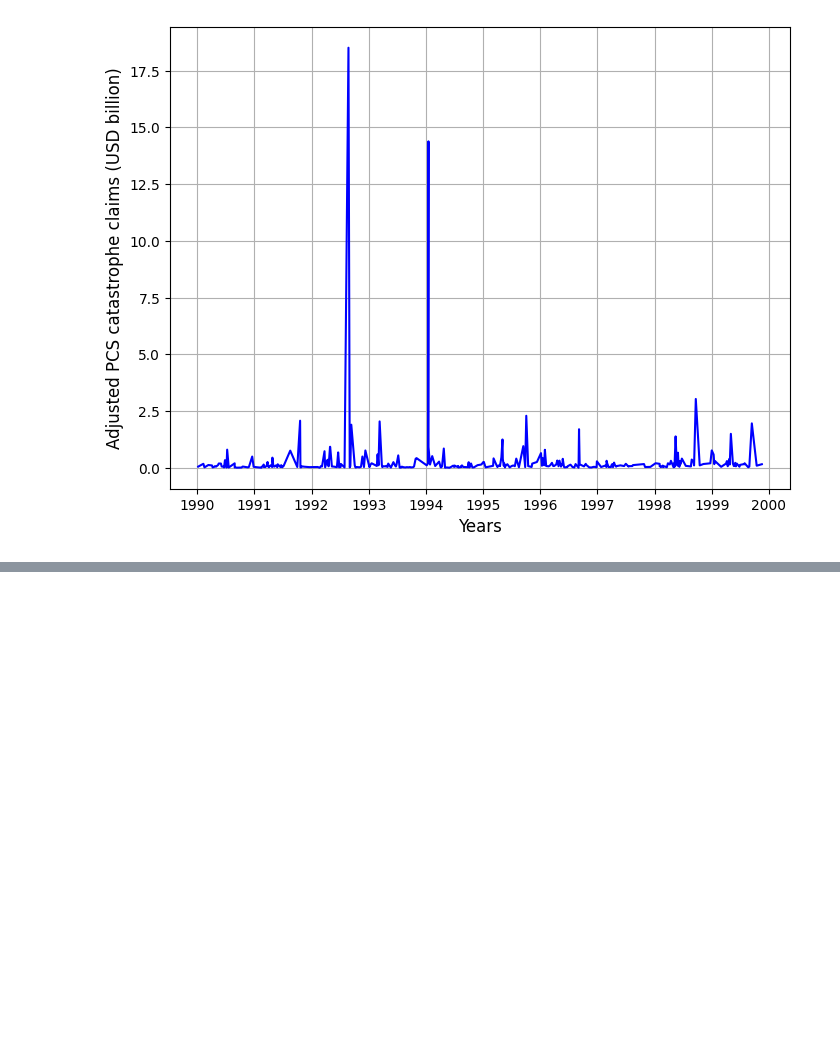
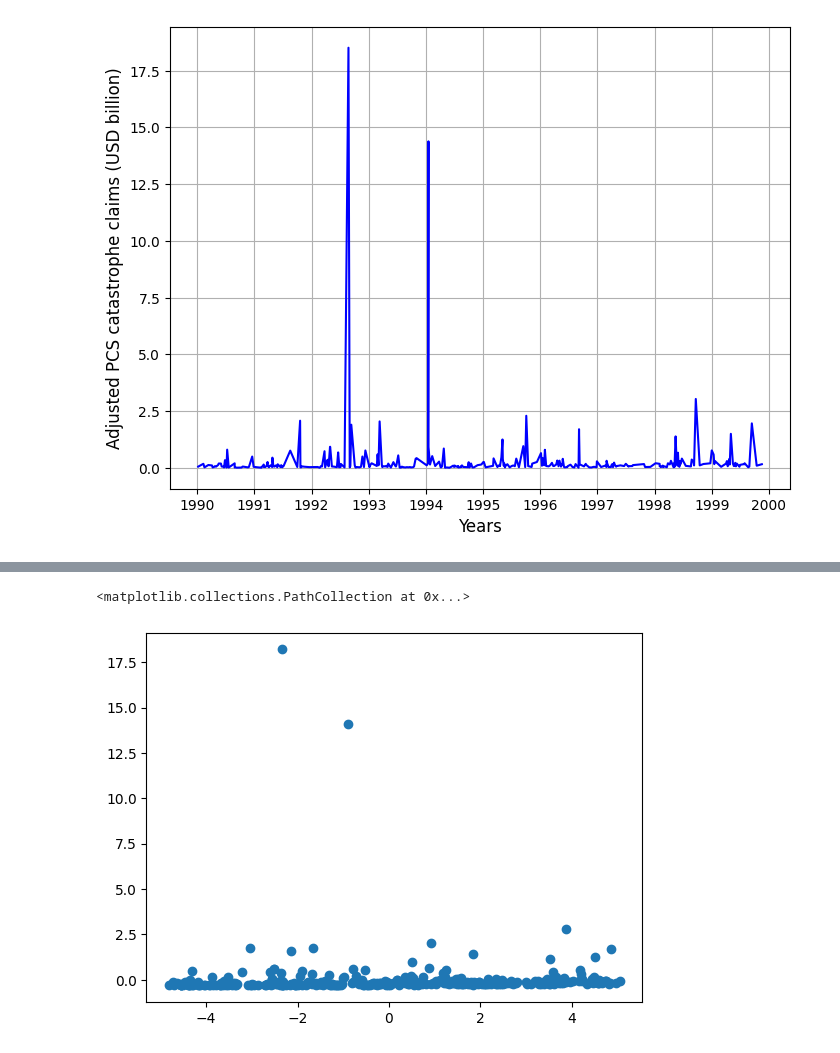
Before and after one commit to massey007/Code-Work, a Jupyter notebook: Code/Data Exploration.ipynb, the cells around one changed output, grey strips where cells are left out. Saved outputs shown, nothing was run; the diff lists cells and outputs as text; code cells hidden in the pictures; blank space fills up the shorter version.

```diff
--- a/Code/Data Exploration.ipynb
+++ b/Code/Data Exploration.ipynb
@@ -55,0 +119,7 @@ plt.show()
+# %%
+pca = PCA(n_components=2)
+
+principalComponents = pca.fit_transform(data.iloc[:, 1:4])
+
+principalDf = pd.DataFrame(data = principalComponents
+             , columns = ['principal component 1', 'principal component 2'])
@@ -55,0 +136,3 @@ plt.show()
+# %%
+principalDf = pd.DataFrame(data = principalComponents
+             , columns = ['principal component 1', 'principal component 2'])
@@ -55,0 +155,5 @@ plt.show()
+# %%
+plt.scatter(principalDf.iloc[:, 0], principalDf.iloc[:, 1])
+# %% [output]
+<matplotlib.collections.PathCollection at 0x...>
+[figure, added]
```
Also changed, not shown: parts of 11 cells of this notebook.
